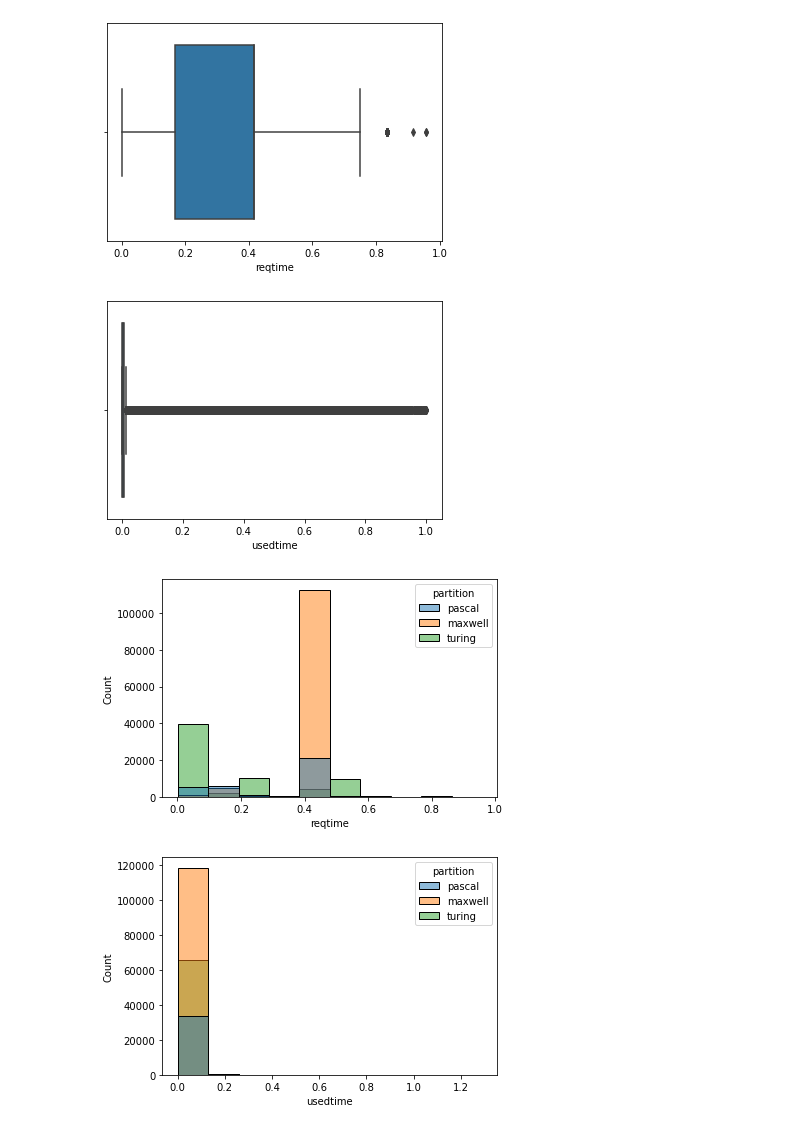
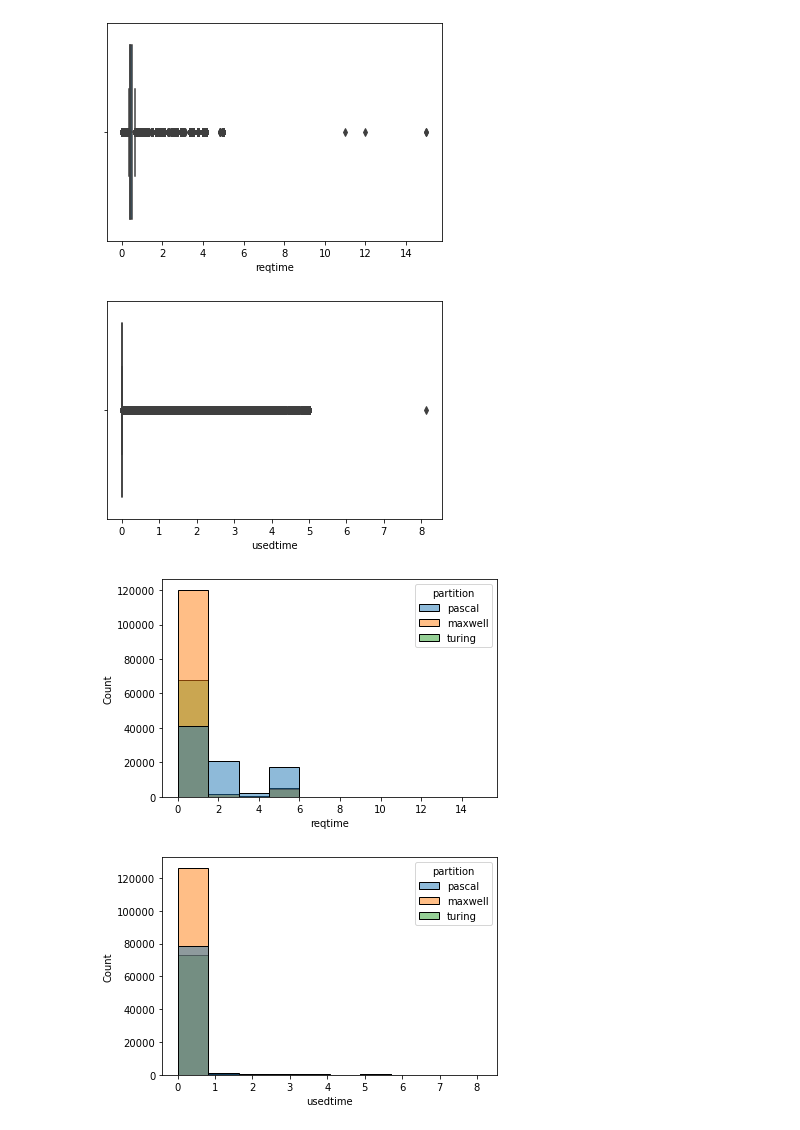
Before and after one commit to hcgreer/accre_project-pizza, a Jupyter notebook: notebooks/hg_accre.ipynb, the cells around one changed output. Drawn from its saved outputs; the diff is of its cells as text; code cells hidden in the pictures.

```diff
--- a/notebooks/hg_accre.ipynb
+++ b/notebooks/hg_accre.ipynb
@@ -21,38 +22,30 @@ gpu_jobs_df['usedtime'] = pd.to_timedelta(
 )
 # %%
 sns.boxplot(
-    x = (gpu_jobs_df
-         .loc[gpu_jobs_df['reqtime'] < np.timedelta64(1,'D')]['reqtime'] / np.timedelta64(1,'D')
-        )
+    x = gpu_jobs_df['reqtime'] / np.timedelta64(1,'D')
 );
 # %% [output]
-[figure, old version]
+[figure, new version]
 # %%
 sns.boxplot(
-    x = (gpu_jobs_df
-         .loc[gpu_jobs_df['usedtime'] < np.timedelta64(1,'D')]['usedtime'] / np.timedelta64(1,'D')
-        )
+    x = gpu_jobs_df['usedtime'] / np.timedelta64(1,'D')
 );
 # %% [output]
-[figure, old version]
+[figure, new version]
 # %%
 sns.histplot(
-    x = (gpu_jobs_df
-         .loc[gpu_jobs_df['reqtime'] < np.timedelta64(1,'D')]['reqtime'] / np.timedelta64(1,'D')
-        ),
+    x = gpu_jobs_df['reqtime'] / np.timedelta64(1,'D'),
     hue = gpu_jobs_df['partition'],
     bins = 10
 );
 # %% [output]
-[figure, old version]
+[figure, new version]
 # %%
 sns.histplot(
-    x = (gpu_jobs_df
-         .loc[gpu_jobs_df['reqtime'] < np.timedelta64(1,'D')]['usedtime'] / np.timedelta64(1,'D')
-        ),
+    x = gpu_jobs_df['usedtime'] / np.timedelta64(1,'D'),
     hue = gpu_jobs_df['partition'],
     bins = 10
 );
 # %% [output]
-[figure, old version]
+[figure, new version]
 # %%
```
Also changed, not shown: parts of 12 cells of this notebook.
